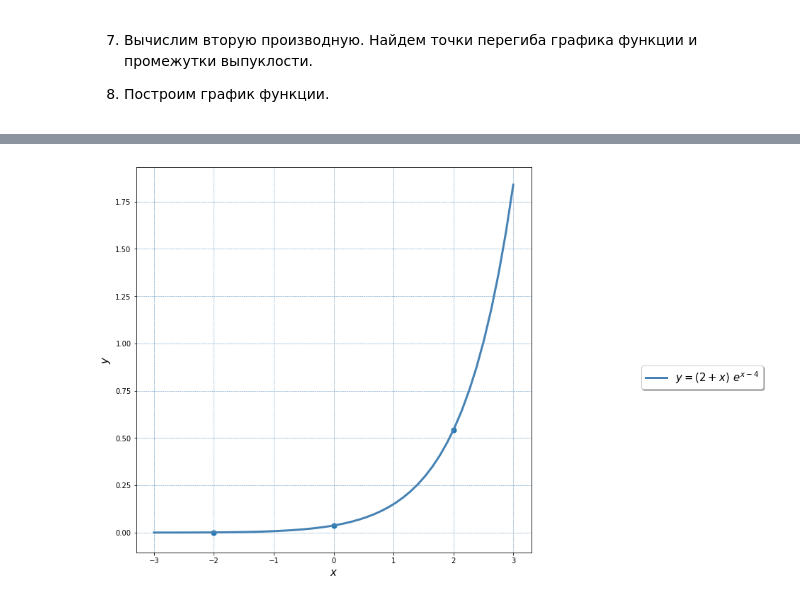
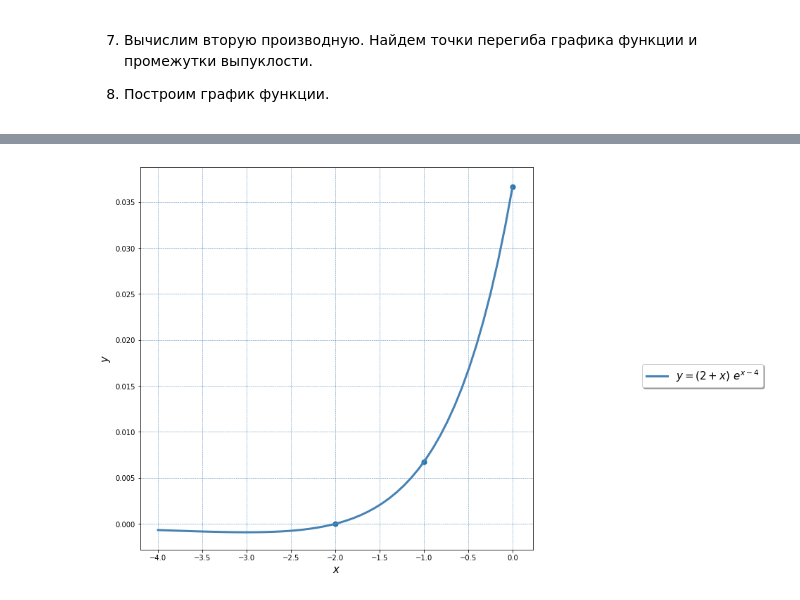
Before and after one commit to OlgaBelitskaya/math_20182019, a Jupyter notebook: mathanalysis_standardcalc209-215.ipynb, the cells around one changed output, grey strips where cells are left out. Drawn from its saved outputs; the diff is of its cells as text; code cells hidden in the pictures.

```diff
--- a/mathanalysis_standardcalc209-215.ipynb
+++ b/mathanalysis_standardcalc209-215.ipynb
@@ -647,13 +699,13 @@ plot(y, (x, -3, 3));
 # %%
-x = numpy.linspace(-3, 3)
+x = numpy.linspace(-4, 0)
 y = lambda x: (2 + x) * numpy.exp(x - 4)
 
 plt.figure(figsize=(10,10)) ; plt.grid(c='steelblue',ls='--',lw=0.5)
 plt.plot(x, y(x), c='steelblue', lw=3, label=r'$ y = (2 + x) \ e^{x - 4}$')
 
-plt.scatter([-2, 0, 2], [y(-2), y(0), y(2)], s=50)
+plt.scatter([-2, -1, 0], [y(-2), y(-1), y(0)], s=50)
 
 plt.xlabel(r'$x$', fontsize=15); plt.ylabel(r'$y$', fontsize=15);
 plt.legend(fontsize=15, shadow=True, bbox_to_anchor=(1.6,0.5));
 # %% [output]
-[figure, old version]
+[figure, new version]
```
Also changed, not shown: parts of 14 cells of this notebook.
